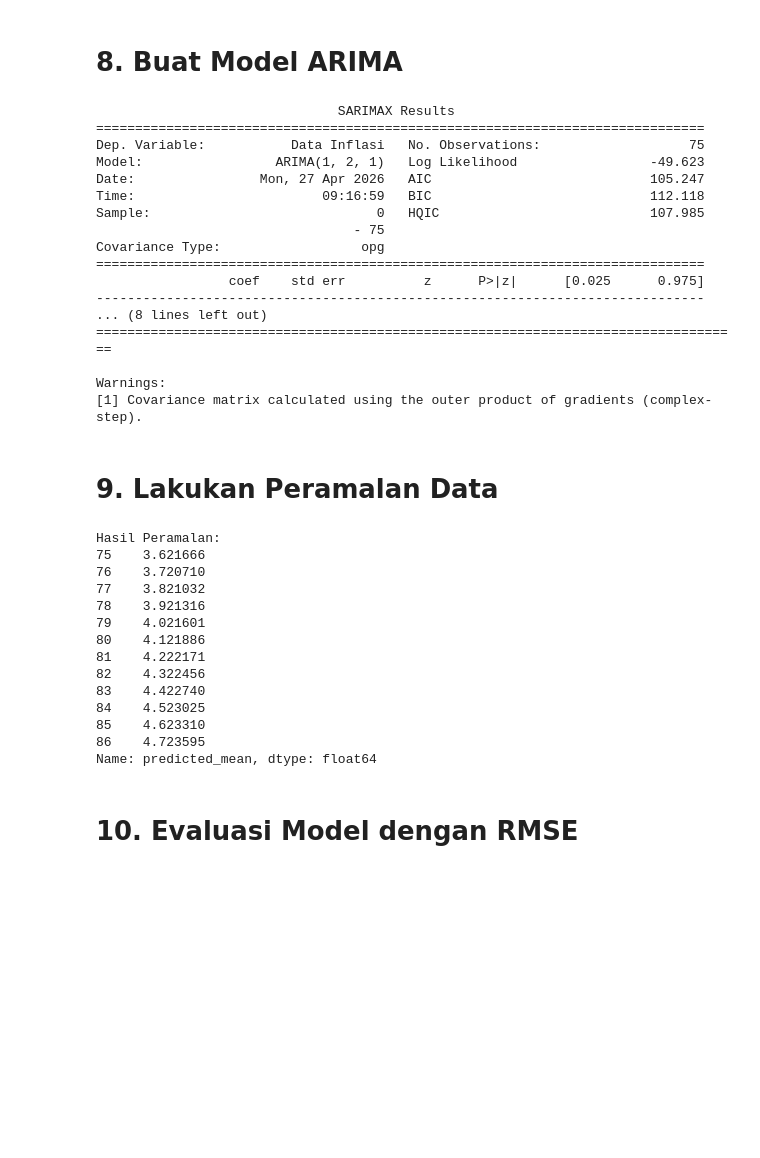
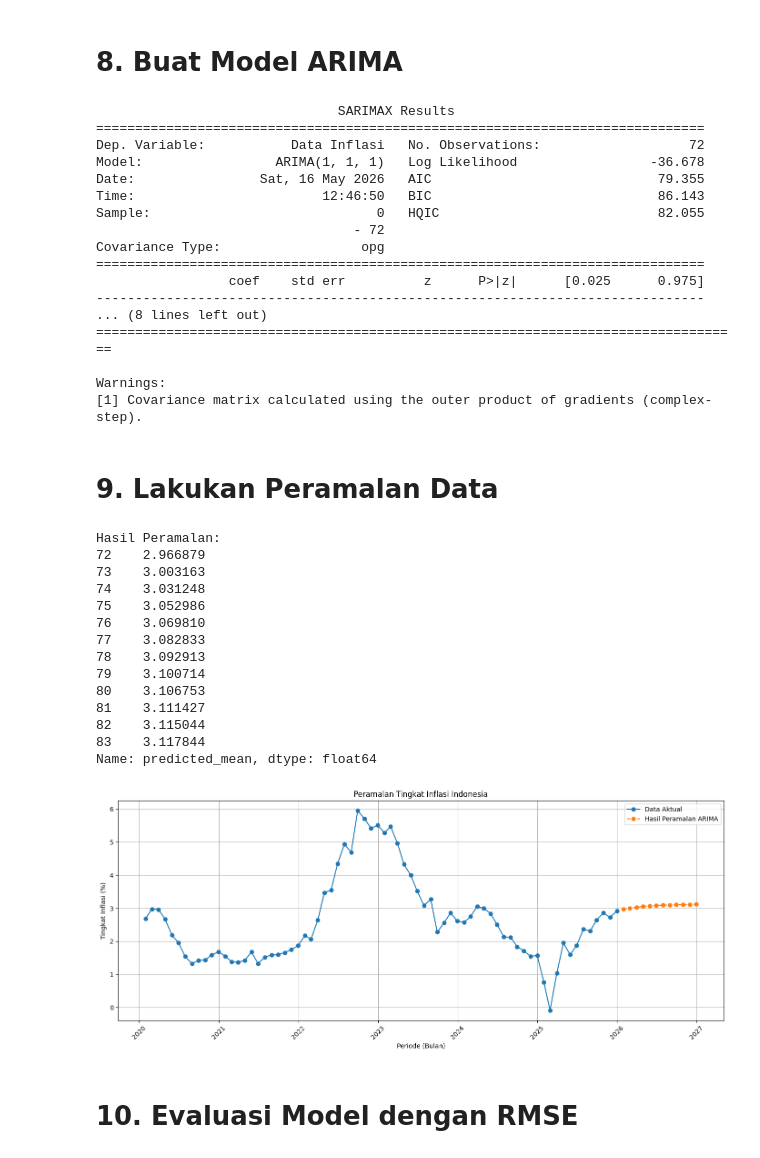
Before and after one commit to BenLeroyS/Komputasi-Statistika-Matana-, a Jupyter notebook: Pertemuan 11/Analisis Time Series di Python (Pertemuan 11).ipynb, the cells around one changed output. Saved outputs shown, nothing was run; the diff lists cells and outputs as text; code cells hidden in the pictures; blank space fills up the shorter version.

```diff
--- a/Pertemuan 11/Analisis Time Series di Python (Pertemuan 11).ipynb
+++ b/Pertemuan 11/Analisis Time Series di Python (Pertemuan 11).ipynb
@@ -171,24 +154,24 @@ plt.show()
 # %%
 # Setelah menentukan parameter ARIMA yang tepat, kita dapat membangun model ARIMA dan melakukan fitting pada data.
 
-# Bangun model ARIMA (dengan p=1, d=2, q=1) berdasarkan plot ACF dan PACF
-model = ARIMA(tingkat_inflasi, order=(1, 2, 1))
+# Bangun model ARIMA (dengan p=1, d=1, q=1) berdasarkan plot ACF dan PACF
+model = ARIMA(tingkat_inflasi, order=(1, 1, 1))
 model_fit = model.fit()
 
 # Tampilkan ringkasan model
 print(model_fit.summary())
 
-# Model ini menunjukkan bahwa koefisien AR(1) dan MA(1) signifikan, yang berarti bahwa model ARIMA(1, 2, 1) dapat digunakan untuk memprediksi data inflasi.
+# Model ini menunjukkan bahwa koefisien AR(1) dan MA(1) signifikan, yang berarti bahwa model ARIMA(1, 1, 1) dapat digunakan untuk memprediksi data inflasi.
 # Nilai AIC dan BIC juga dapat digunakan untuk membandingkan model ini dengan model lain yang mungkin dibangun dengan parameter yang berbeda.
 # %% [output]
                                SARIMAX Results
 ==============================================================================
-Dep. Variable:           Data Inflasi   No. Observations:                   75
-Model:                 ARIMA(1, 2, 1)   Log Likelihood                 -49.623
-Date:                Mon, 27 Apr 2026   AIC                            105.247
-Time:                        09:16:59   BIC                            112.118
-Sample:                             0   HQIC                           107.985
-                                 - 75
+Dep. Variable:           Data Inflasi   No. Observations:                   72
+Model:                 ARIMA(1, 1, 1)   Log Likelihood                 -36.678
+Date:                Sat, 16 May 2026   AIC                             79.355
+Time:                        12:46:50   BIC                             86.143
+Sample:                             0   HQIC                            82.055
+                                 - 72
 Covariance Type:                  opg
 ==============================================================================
                  coef    std err          z      P>|z|      [0.025      0.975]
@@ -203,33 +186,56 @@ Warnings:
 # %%
 # Setelah model ARIMA dibangun dan di-fit, kita dapat melakukan peramalan untuk periode ke depan.
 
 # Tentukan jumlah data yang diramalkan
 n_forecast = 12
 
 # Lakukan peramalan
 forecast = model_fit.forecast(steps=n_forecast)
 
 # Tampilkan hasil peramalan
 print("Hasil Peramalan:")
 print(forecast)
 
-# Berdasarkan hasil peramalan, kita dapat melihat nilai-nilai yang diprediksi untuk 12 periode ke depan, dimana nilai-nilai yang diprediksi akan naik secara bertahap,
-# menunjukkan tren peningkatan yang berkelanjutan dalam tingkat inflasi di masa depan.
+# Visualisasikan hasil peramalan
+
+# Membuat indeks bulan untuk periode peramalan
+bulan= pd.date_range(start='2020-01-01', periods=len(tingkat_inflasi), freq='M')
+
+# Membuat bulan forecast
+bulan_forecast= pd.date_range(start=bulan[-1] + pd.offsets.MonthEnd(1), periods=n_forecast, freq='M')
+
+# Plot data aktual dan hasil peramalan
+plt.figure(figsize=(14, 6))
+plt.plot(bulan, tingkat_inflasi, label='Data Aktual', marker='o')
+plt.plot(bulan_forecast, forecast, label='Hasil Peramalan ARIMA', marker='o', linestyle='--')
+plt.title('Peramalan Tingkat Inflasi Indonesia')
+plt.xlabel('Periode (Bulan)')
+plt.ylabel('Tingkat Inflasi (%)')
+plt.xticks(rotation=45)
+plt.grid(True)
+plt.legend()
+plt.tight_layout()
+plt.show()
+
+
+# Berdasarkan hasil peramalan, kita dapat melihat bahwa tingkat inflasi diprediksi akan meningkat secara stabil dalam 12 periode ke depan, dengan nilai-nilai yang diprediksi untuk 12 periode ke depan hampir sama dengan nilai inflasi di awal data.
+# Hal ini menunjukkan bahwa model ARIMA yang dibangun dapat memberikan prediksi yang cukup stabil untuk tingkat inflasi di masa depan, meskipun terdapat beberapa fluktuasi kecil.
 # %% [output]
 Hasil Peramalan:
-75    3.621666
-76    3.720710
-77    3.821032
-78    3.921316
-79    4.021601
-80    4.121886
-81    4.222171
-82    4.322456
-83    4.422740
-84    4.523025
-85    4.623310
-86    4.723595
+72    2.966879
+73    3.003163
+74    3.031248
+75    3.052986
+76    3.069810
+77    3.082833
+78    3.092913
+79    3.100714
+80    3.106753
+81    3.111427
+82    3.115044
+83    3.117844
 Name: predicted_mean, dtype: float64
+[figure, added]
 # %% [markdown]
 # 10. Evaluasi Model dengan RMSE
 # %%
```
Also changed, not shown: parts of 9 cells of this notebook.
